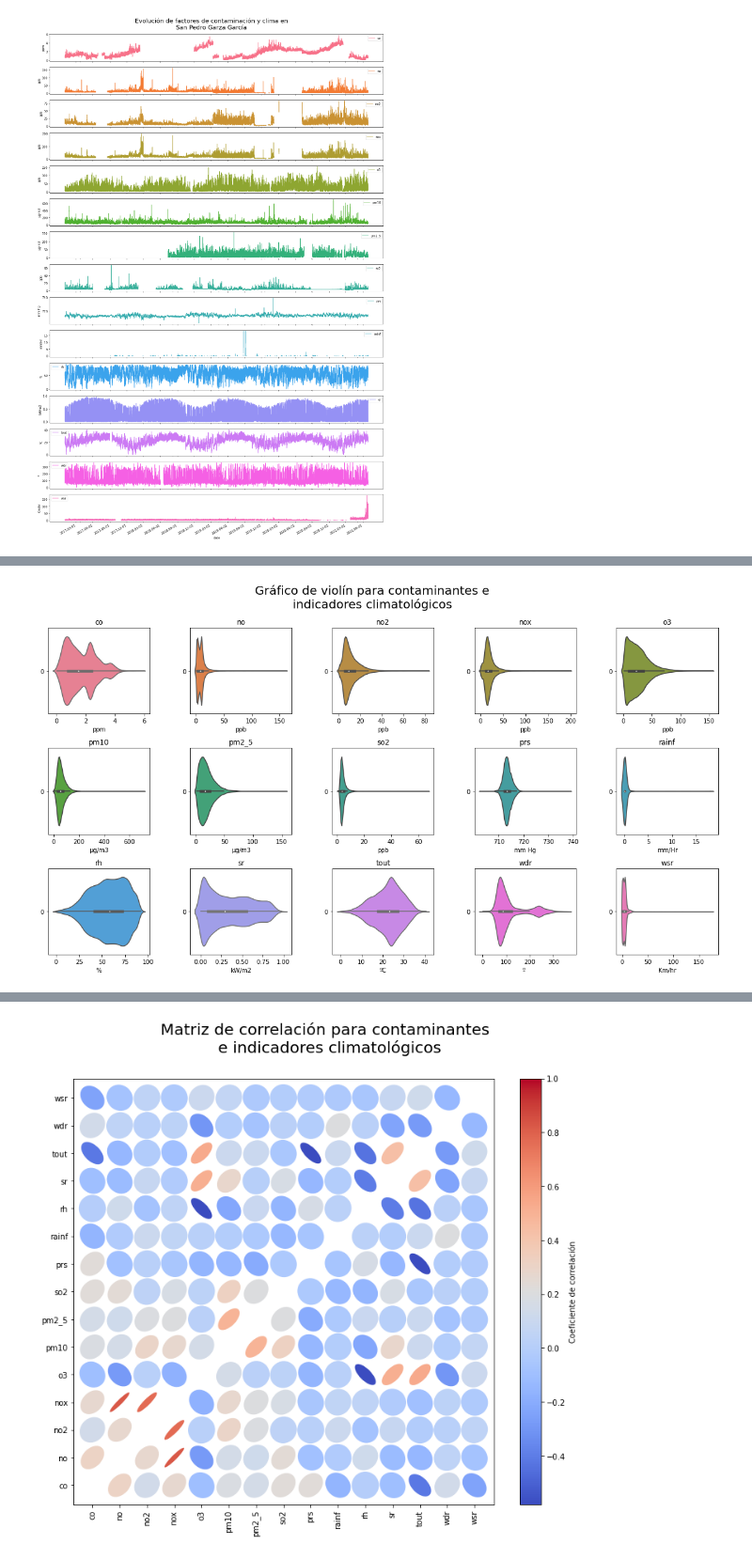
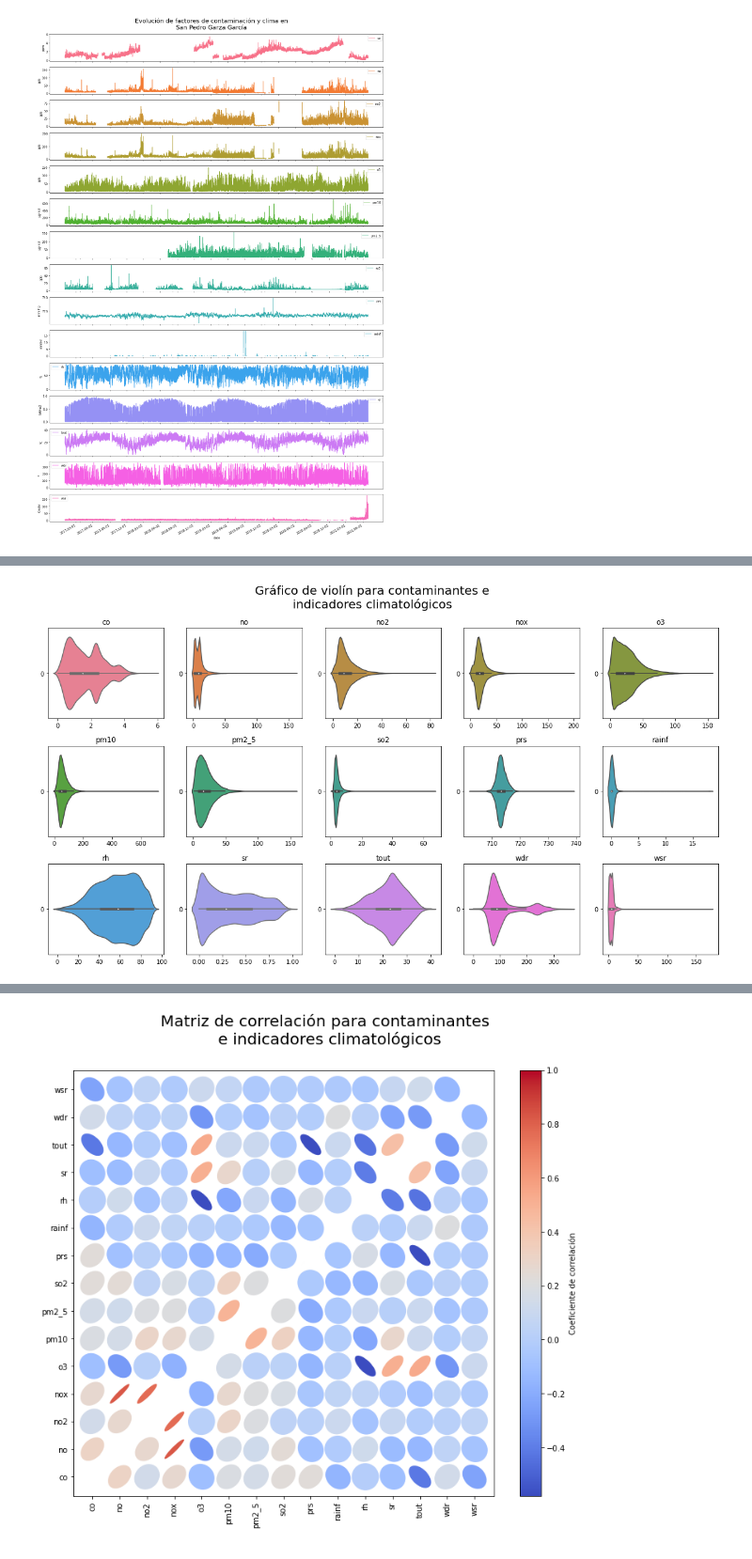
Before and after one commit to kmontocam/MA2003B, a Jupyter notebook: analysis.ipynb, the cells around one changed output, grey strips where cells are left out. Shown at 94% size. Cells and saved outputs as stored; diff of their text form; code cells hidden in the pictures.

```diff
--- a/analysis.ipynb
+++ b/analysis.ipynb
@@ -106,8 +105,7 @@ fig.subplots_adjust(top=0.955)
 # %% [output]
 [figure]
 # %%
-fig, axes = plt.subplots(3, 5, figsize=(20, 10),
-                         gridspec_kw={'hspace': 0.4, 'wspace': 0.4})
+fig, axes = plt.subplots(3, 5, figsize=(20, 10), gridspec_kw={'hspace': 0.3})
 
 iter_palette = iter(palette)
 
@@ -117,8 +115,6 @@ for i in range(3):
         sns.boxplot(data=factor, ax=axes[i, j],
                     orient='h', color=next(iter_palette))
         axes[i, j].set_title(factor.name)
-        axes[i, j].set_xlabel(measurement_units[factor.name])
-
 
 _ = fig.suptitle(
     'Diagrama de caja para contaminantes e\nindicadores climatológicos', fontsize=20)
@@ -127,21 +123,19 @@ _ = fig.suptitle(
 # %%
-fig, axes = plt.subplots(3, 5, figsize=(20, 10),
-                         gridspec_kw={'hspace': 0.4, 'wspace': 0.4})
+fig, axes = plt.subplots(3, 5, figsize=(20, 10), gridspec_kw={'hspace': 0.3})
 
 iter_palette = iter(palette)
 
 for i in range(3):
     for j in range(5):
         factor = df.iloc[:, i*5 + j]
         sns.violinplot(data=factor, ax=axes[i, j], orient='h',
                        color=next(iter_palette))
         axes[i, j].set_title(factor.name)
-        axes[i, j].set_xlabel(measurement_units[factor.name])
 
 _ = fig.suptitle(
     'Gráfico de violín para contaminantes e\nindicadores climatológicos', fontsize=20)
 # %% [output]
-[figure, old version]
+[figure, new version]
 # %%
 fig, axes = plt.subplots(3, 5, figsize=(20, 10),
                          gridspec_kw={'hspace': 0.4, 'wspace': 0.4})
```
Also changed, not shown: parts of 22 cells of this notebook.
